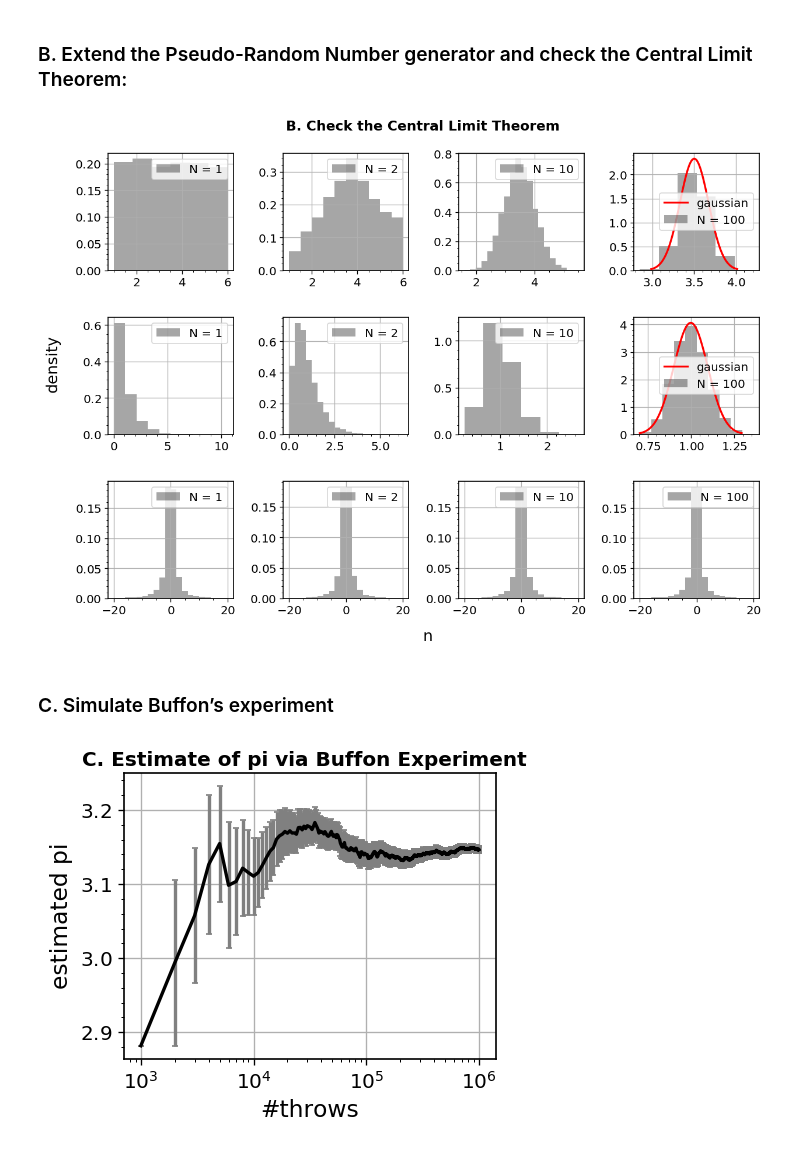
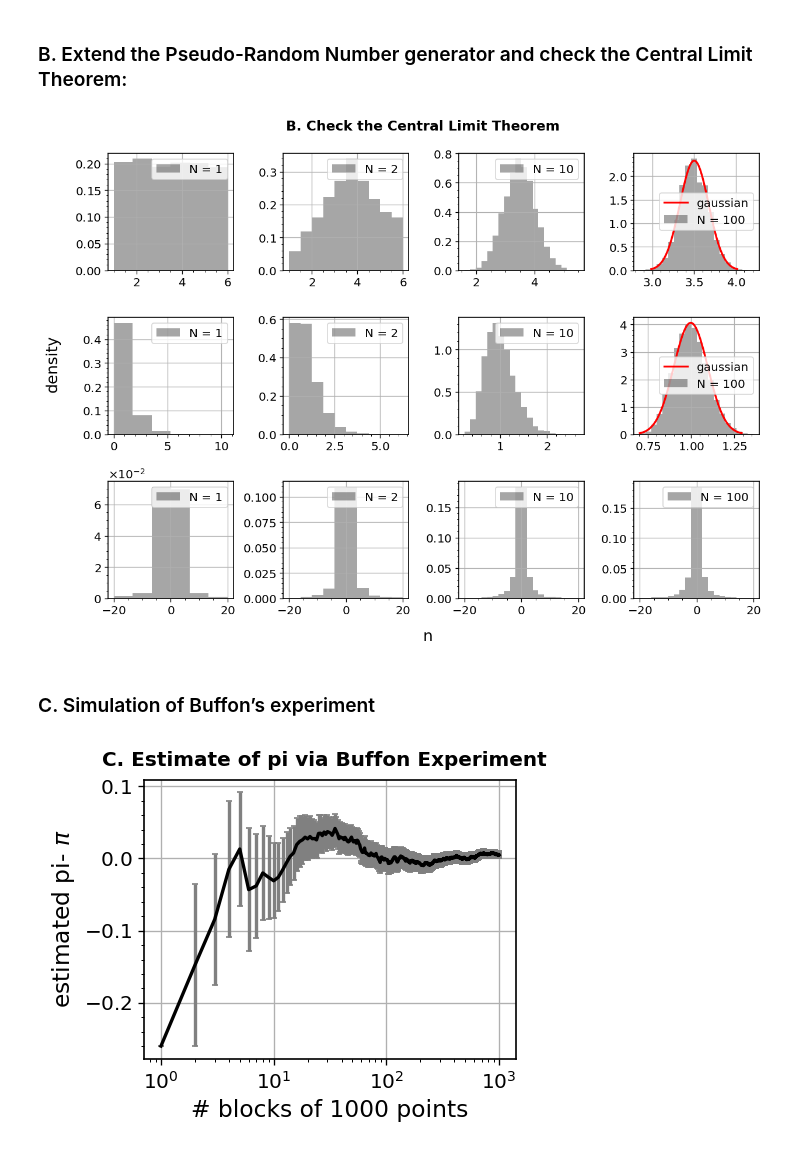
Before and after one commit to Mattia-Corigliano/NSLaboratory, a Jupyter notebook: Exercise_01/Notebook_01.ipynb, the cells around one changed output. Drawn from its saved outputs; the diff is of its cells as text; code cells hidden in the pictures.

```diff
--- a/Exercise_01/Notebook_01.ipynb
+++ b/Exercise_01/Notebook_01.ipynb
@@ -104,7 +114,7 @@ x_mesh = np.array([np.linspace(mu[0]-3*sigma[0], mu[0]+3*sigma[0], 100),
                    np.linspace(mu[1]-3*sigma[1], mu[1]+3*sigma[1], 100)])
 
 labels = [1, 2, 10, 100]*4
-bins = [6, 10, 20]*3
+bins = [6, 10, 20, 20]*4
 
 for i in (np.arange(1, 13, 1)) :
     plt.subplot(3, 4, i);
@@ -120,7 +130,7 @@ for i in (np.arange(1, 13, 1)) :
         plt.hist(
             data[i-1],
             range=(-20,20),
-            bins = 20,
+            bins = bins[i-1],
             color = 'black',
             alpha=0.35,
             density = True,
@@ -143,20 +153,20 @@ fig.text(0.5, 0.05, "n", size = 16)
 
 plt.show()
 # %% [output]
-[figure, old version]
+[figure, new version]
 # %% [markdown]
-### C. Simulate Buffon’s experiment
+### C. Simulation of  Buffon’s experiment
 # %%
 data5 = np.loadtxt("data/output5.txt").T
 
 plt.figure(figsize=(4, 3), dpi=120)
 plt.suptitle('C. Estimate of pi via Buffon Experiment', size=12)
-plt.errorbar(data5[0],data5[1],yerr=data5[2], color = 'black', ecolor = 'grey')
-plt.xlabel('#throws')
-plt.ylabel('estimated pi')
+mpl.rcParams['figure.subplot.top'] = 0.9
+plt.errorbar(data5[0]/data5[0][0],data5[1]-np.pi,yerr=data5[2], color = 'black', ecolor = 'grey')
+plt.xlabel('# blocks of {} points'.format(int(data5[0][0])))
+plt.ylabel('estimated pi- $\pi$')
 plt.semilogx()
-plt.grid(True)
 plt.show()
 # %% [output]
-[figure, old version]
+[figure, new version]
 # %% [markdown]
```
Also changed, not shown: parts of 7 cells of this notebook, 28 other files.
